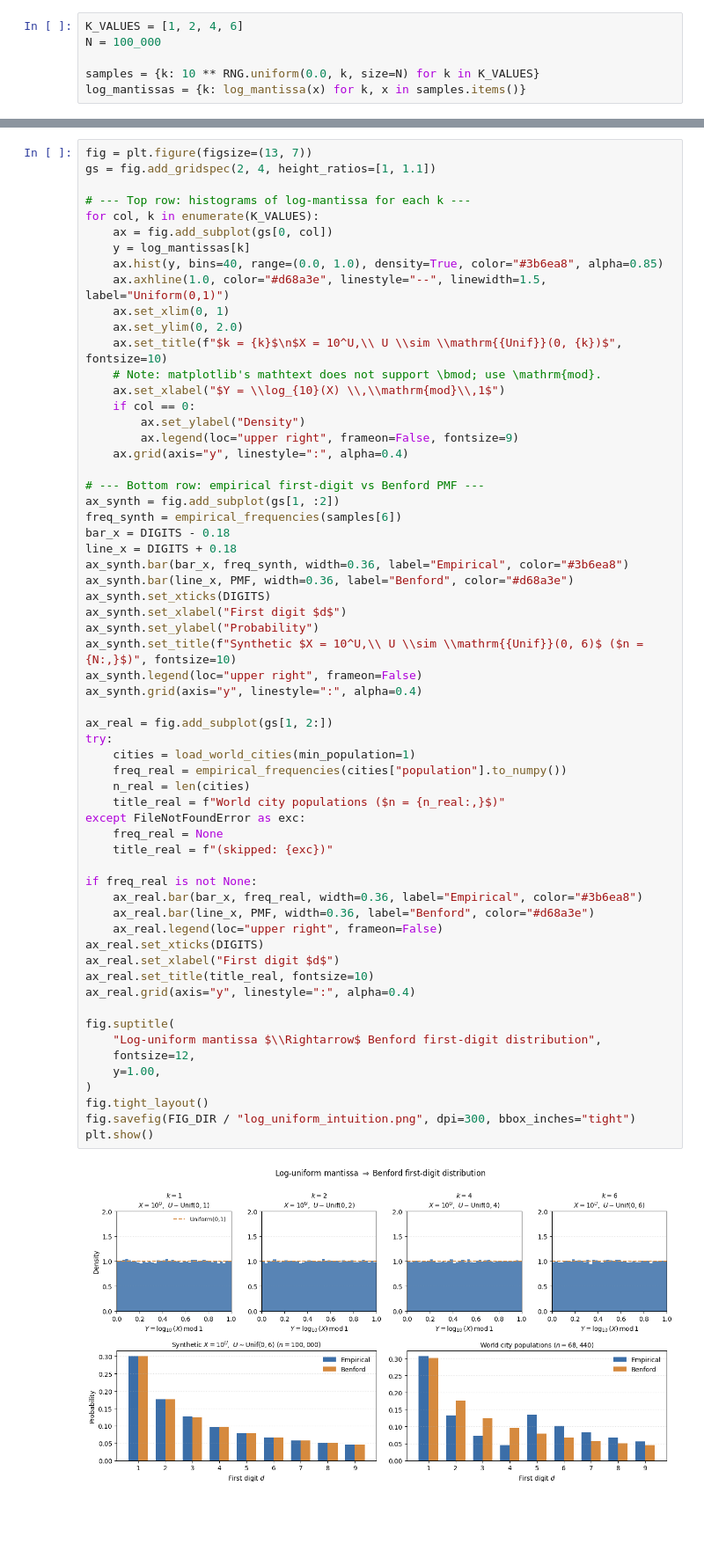
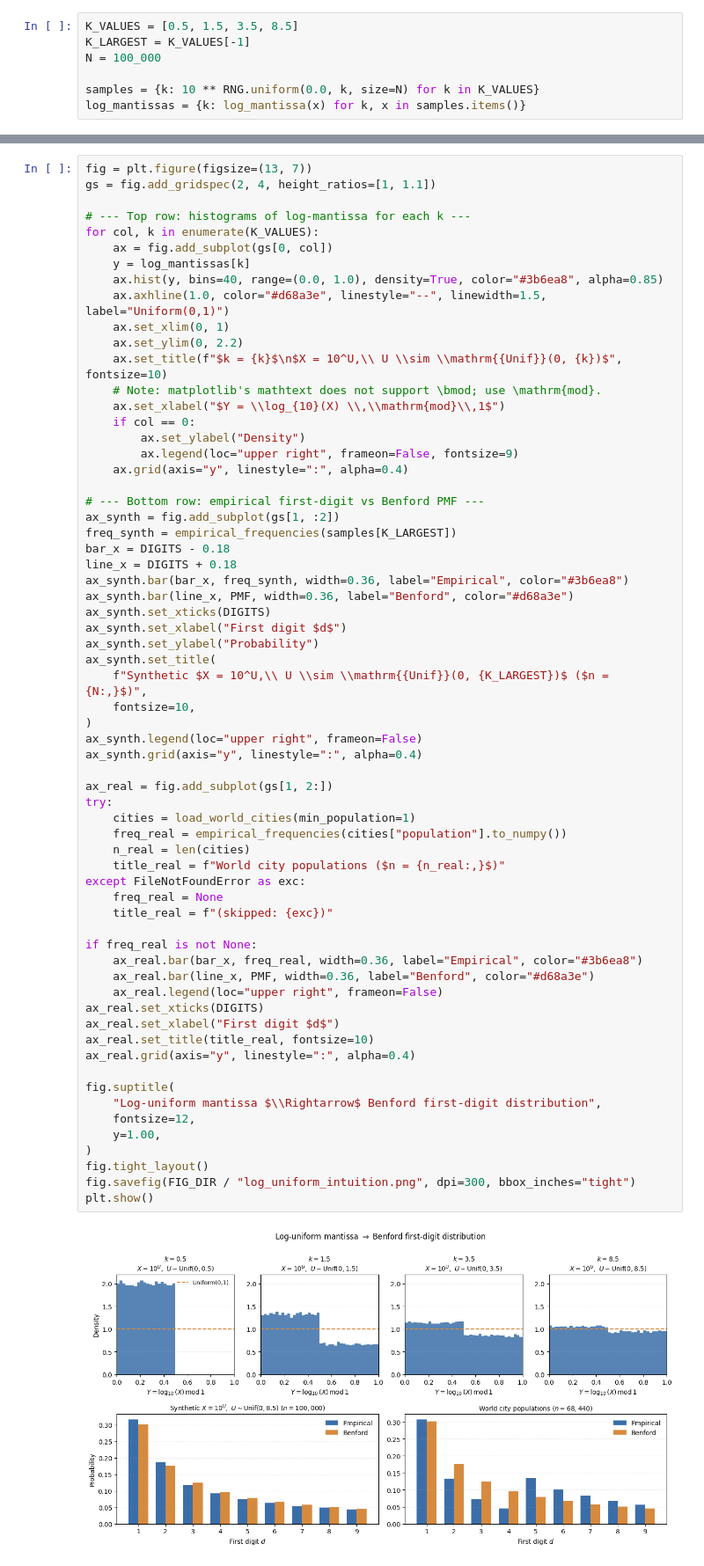
Before and after one commit to brunoramosmartins/benford-law-til, a Jupyter notebook: notebooks/02_log_uniform_derivation.ipynb, the cells around one changed output, grey strips where cells are left out. Shown at 88% size. Saved outputs shown, nothing was run; the diff lists cells and outputs as text; blank space fills up the shorter version.

```diff
--- a/notebooks/02_log_uniform_derivation.ipynb
+++ b/notebooks/02_log_uniform_derivation.ipynb
@@ -43,5 +45,6 @@ Take $X = 10^{U}$ with $U \sim \text{Uniform}(0, k)$. Then $\log_{10}(X) = U$ is
 # %%
-K_VALUES = [1, 2, 4, 6]
+K_VALUES = [0.5, 1.5, 3.5, 8.5]
+K_LARGEST = K_VALUES[-1]
 N = 100_000
 
 samples = {k: 10 ** RNG.uniform(0.0, k, size=N) for k in K_VALUES}
@@ -63,7 +66,7 @@ for col, k in enumerate(K_VALUES):
     ax.hist(y, bins=40, range=(0.0, 1.0), density=True, color="#3b6ea8", alpha=0.85)
     ax.axhline(1.0, color="#d68a3e", linestyle="--", linewidth=1.5, label="Uniform(0,1)")
     ax.set_xlim(0, 1)
-    ax.set_ylim(0, 2.0)
+    ax.set_ylim(0, 2.2)
     ax.set_title(f"$k = {k}$\n$X = 10^U,\\ U \\sim \\mathrm{{Unif}}(0, {k})$", fontsize=10)
     # Note: matplotlib's mathtext does not support \bmod; use \mathrm{mod}.
     ax.set_xlabel("$Y = \\log_{10}(X) \\,\\mathrm{mod}\\,1$")
@@ -74,7 +77,7 @@ for col, k in enumerate(K_VALUES):
 
 # --- Bottom row: empirical first-digit vs Benford PMF ---
 ax_synth = fig.add_subplot(gs[1, :2])
-freq_synth = empirical_frequencies(samples[6])
+freq_synth = empirical_frequencies(samples[K_LARGEST])
 bar_x = DIGITS - 0.18
 line_x = DIGITS + 0.18
 ax_synth.bar(bar_x, freq_synth, width=0.36, label="Empirical", color="#3b6ea8")
@@ -82,39 +85,42 @@ ax_synth.bar(line_x, PMF, width=0.36, label="Benford", color="#d68a3e")
 ax_synth.set_xticks(DIGITS)
 ax_synth.set_xlabel("First digit $d$")
 ax_synth.set_ylabel("Probability")
-ax_synth.set_title(f"Synthetic $X = 10^U,\\ U \\sim \\mathrm{{Unif}}(0, 6)$ ($n = {N:,}$)", fontsize=10)
+ax_synth.set_title(
+    f"Synthetic $X = 10^U,\\ U \\sim \\mathrm{{Unif}}(0, {K_LARGEST})$ ($n = {N:,}$)",
+    fontsize=10,
+)
 ax_synth.legend(loc="upper right", frameon=False)
 ax_synth.grid(axis="y", linestyle=":", alpha=0.4)
 
 ax_real = fig.add_subplot(gs[1, 2:])
 try:
     cities = load_world_cities(min_population=1)
     freq_real = empirical_frequencies(cities["population"].to_numpy())
     n_real = len(cities)
     title_real = f"World city populations ($n = {n_real:,}$)"
 except FileNotFoundError as exc:
     freq_real = None
     title_real = f"(skipped: {exc})"
 
 if freq_real is not None:
     ax_real.bar(bar_x, freq_real, width=0.36, label="Empirical", color="#3b6ea8")
     ax_real.bar(line_x, PMF, width=0.36, label="Benford", color="#d68a3e")
     ax_real.legend(loc="upper right", frameon=False)
 ax_real.set_xticks(DIGITS)
 ax_real.set_xlabel("First digit $d$")
 ax_real.set_title(title_real, fontsize=10)
 ax_real.grid(axis="y", linestyle=":", alpha=0.4)
 
 fig.suptitle(
     "Log-uniform mantissa $\\Rightarrow$ Benford first-digit distribution",
     fontsize=12,
     y=1.00,
 )
 fig.tight_layout()
 fig.savefig(FIG_DIR / "log_uniform_intuition.png", dpi=300, bbox_inches="tight")
 plt.show()
 # %% [output]
-[figure, old version]
+[figure, new version]
 # %% [markdown]
 ## 3. Reading the figure
 
```
Also changed, not shown: parts of 3 cells of this notebook, 3 other files.
